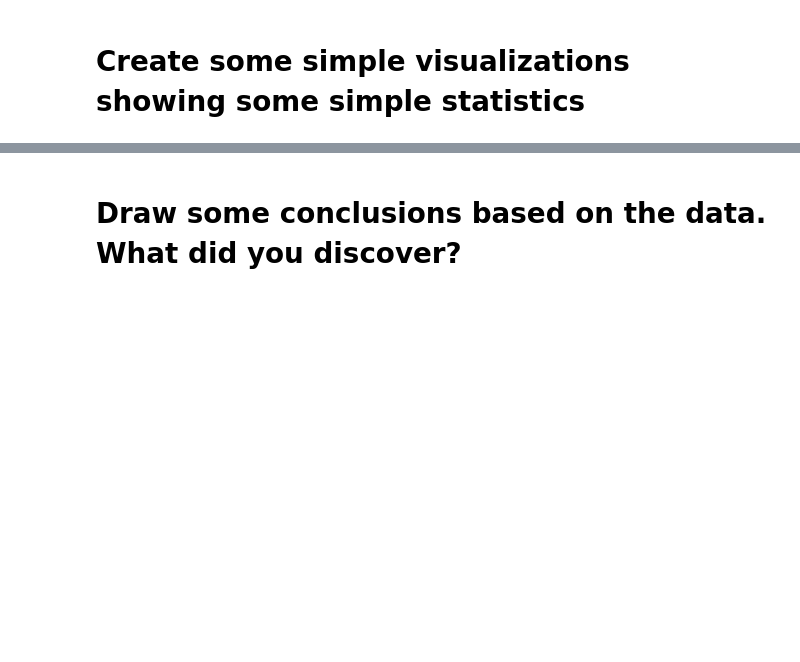
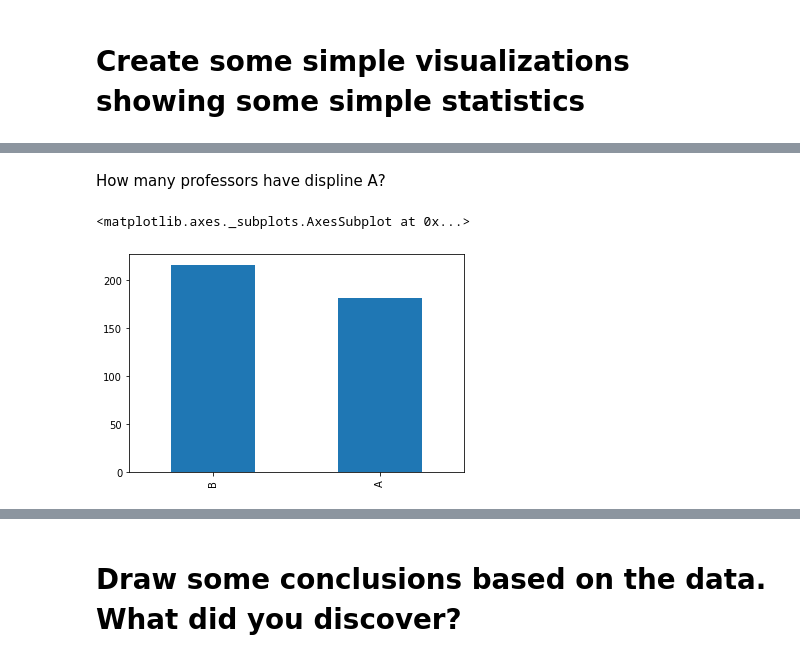
Before and after one commit to XiaonaZhou/data_analytics_2, a Jupyter notebook: Python/Unit3_Python_Advanced_Pandas_DataWrangling_Assignment.ipynb, the cells around one changed output, grey strips where cells are left out. Saved outputs shown, nothing was run; the diff lists cells and outputs as text; code cells hidden in the pictures; blank space fills up the shorter version.

```diff
--- a/Python/Unit3_Python_Advanced_Pandas_DataWrangling_Assignment.ipynb
+++ b/Python/Unit3_Python_Advanced_Pandas_DataWrangling_Assignment.ipynb
@@ -88,0 +200,7 @@ Your Findings here...
+# %% [markdown]
+How many professors have displine A?
+# %%
+df["discipline"].value_counts().plot(kind='bar') # There are more B displine than A
+# %% [output]
+<matplotlib.axes._subplots.AxesSubplot at 0x...>
+[figure, added]
```
Also changed, not shown: parts of 31 cells of this notebook.
